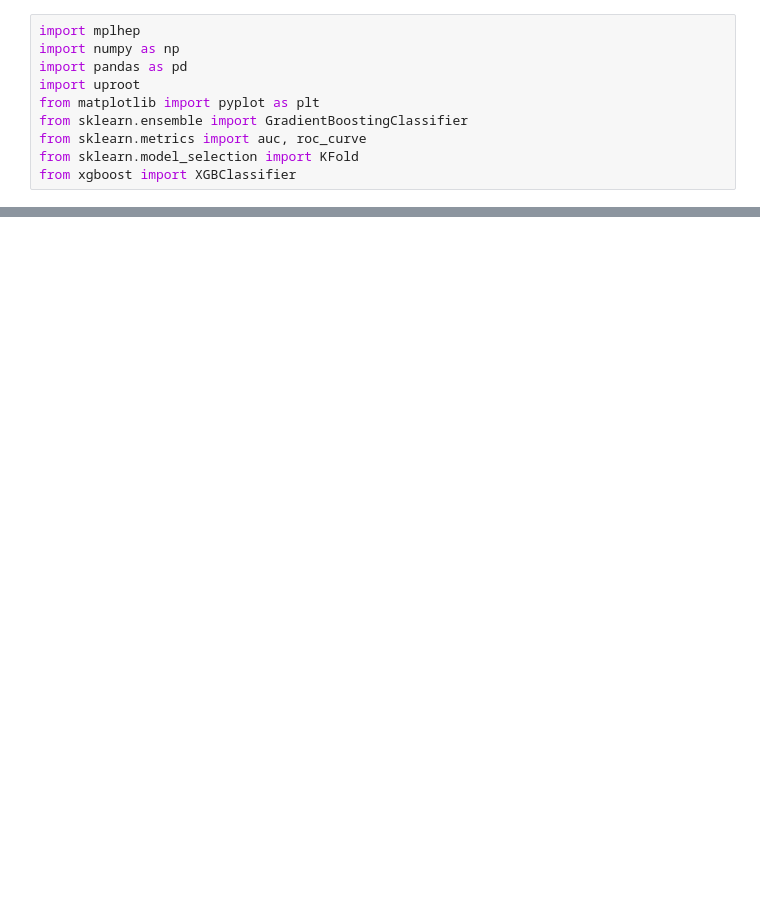
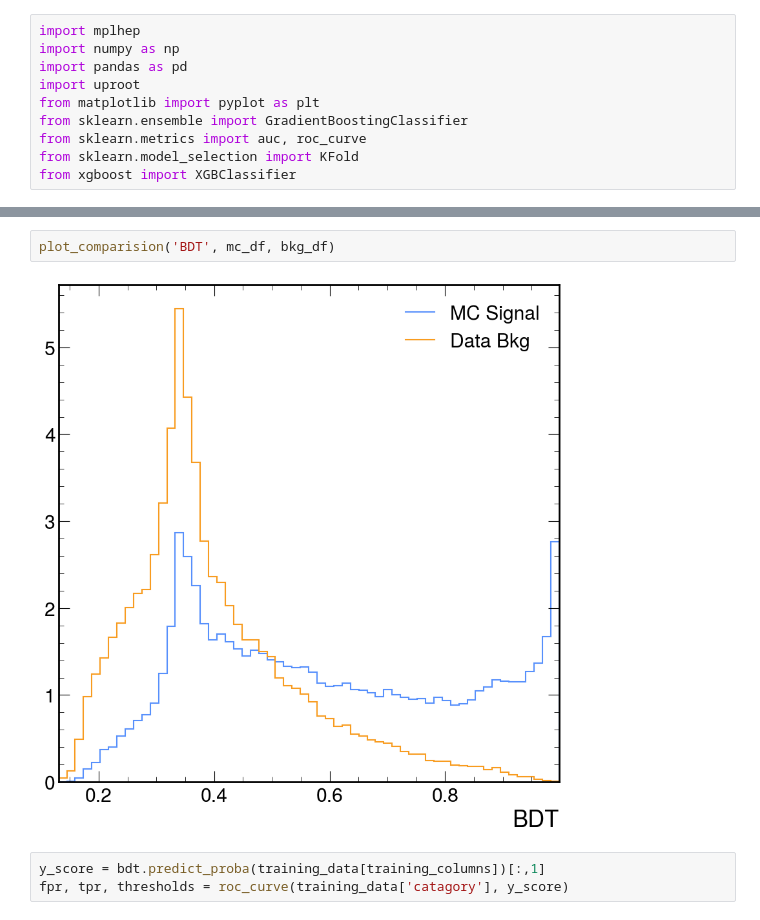
Before and after one commit to thiagorangel45/HSF-Trainig, a Jupyter notebook: LHCb Analysis Essentials/Advanced Python Tutorial/Multivariate_Analysis.ipynb, the cells around one changed output, grey strips where cells are left out. Cells and saved outputs as stored; diff of their text form; blank space fills up the shorter version.

```diff
--- a/LHCb Analysis Essentials/Advanced Python Tutorial/Multivariate_Analysis.ipynb
+++ b/LHCb Analysis Essentials/Advanced Python Tutorial/Multivariate_Analysis.ipynb
@@ -15,0 +135,7 @@ ModuleNotFoundError: No module named 'First_look_at_data.ipynb'; 'First_look_at_
+# %%
+plot_comparision('BDT', mc_df, bkg_df)
+# %% [output]
+[figure, added]
+# %%
+y_score = bdt.predict_proba(training_data[training_columns])[:,1]
+fpr, tpr, thresholds = roc_curve(training_data['catagory'], y_score)
```
Also changed, not shown: parts of 28 cells of this notebook, 4 other files.
